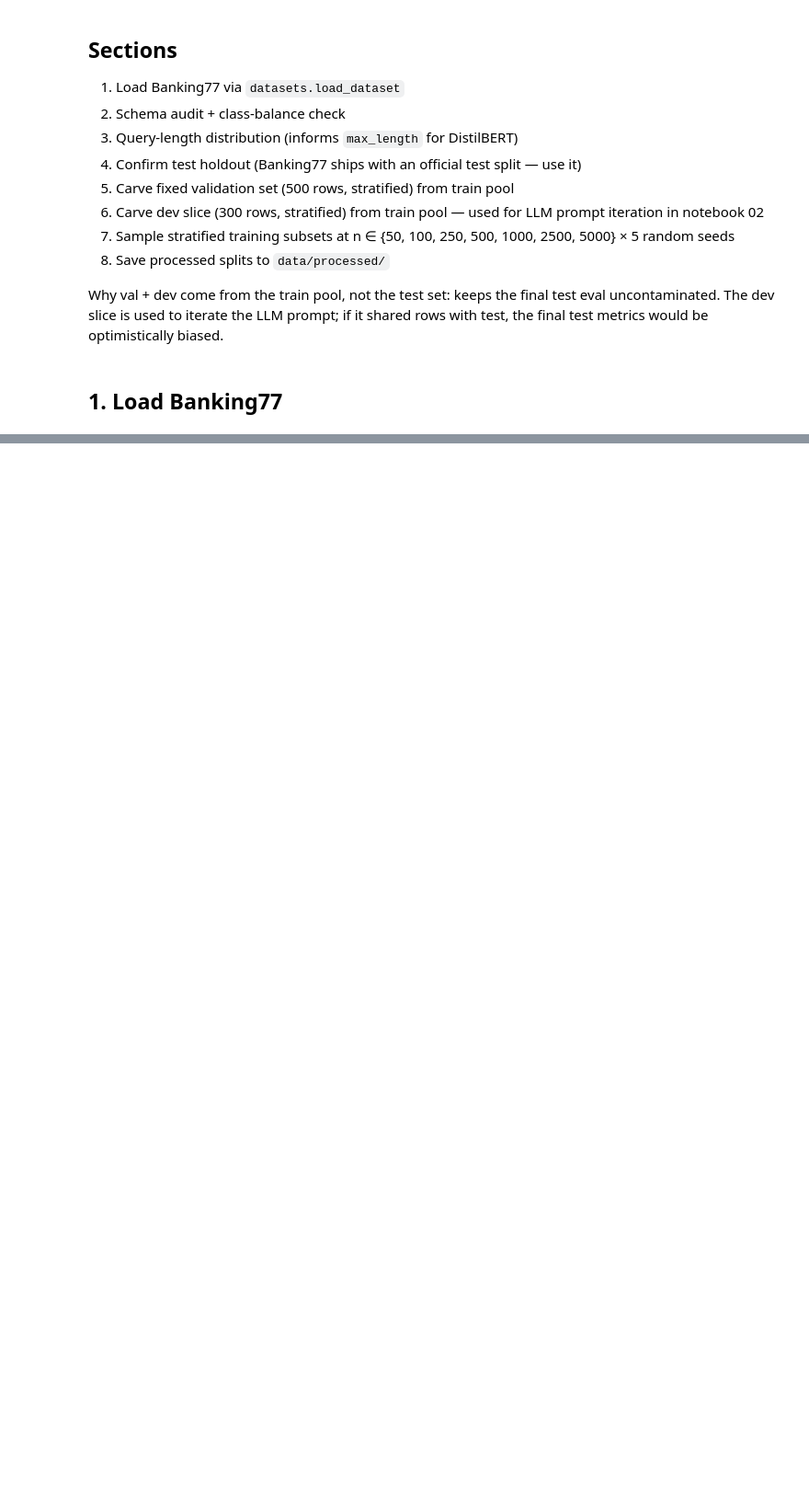
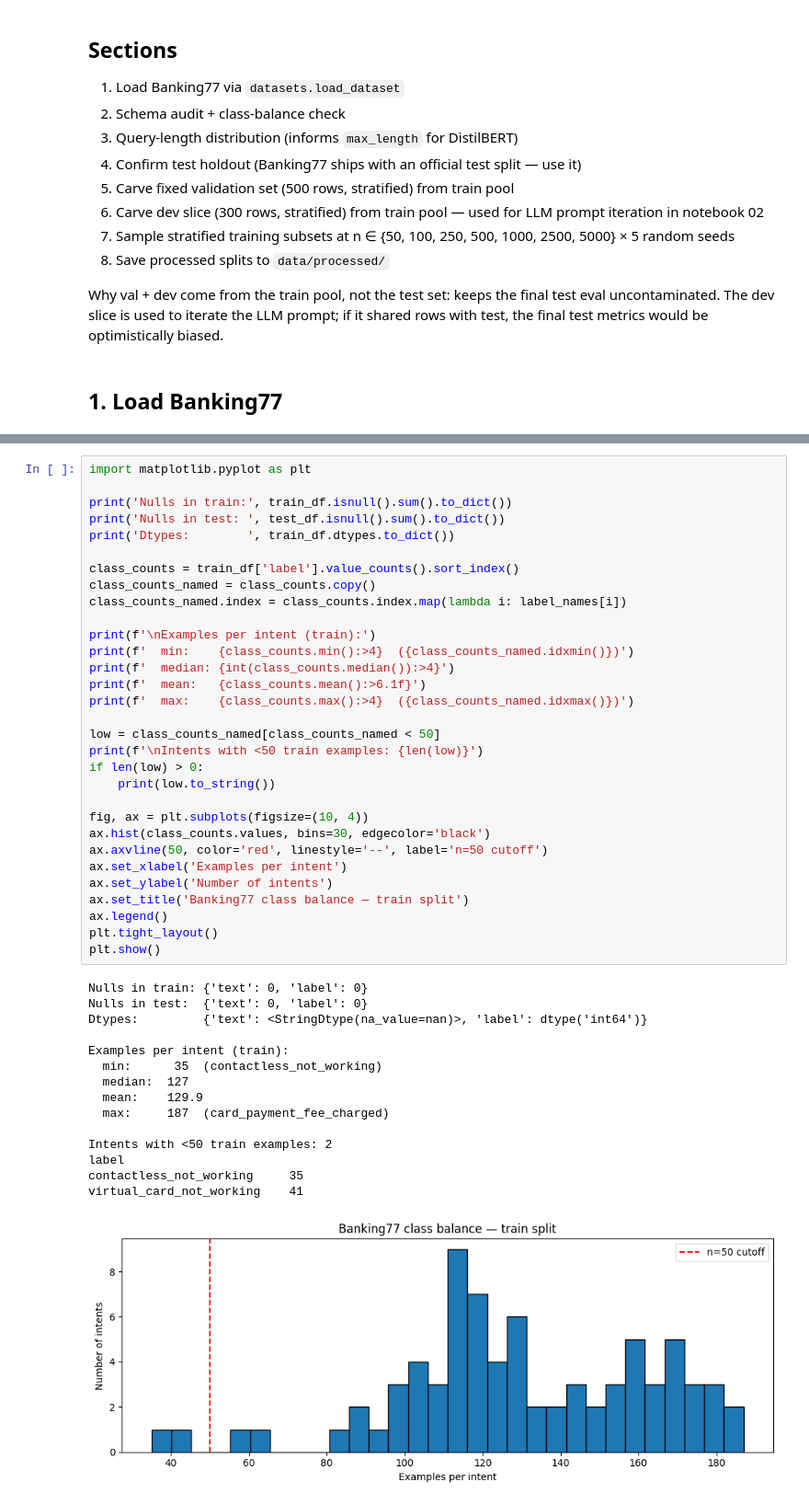
Before and after one commit to louisgrochla/ds-llm-judge-vs-small-model, a Jupyter notebook: notebooks/01_data_prep.ipynb, the cells around one changed output, grey strips where cells are left out. Shown at 92% size. Drawn from its saved outputs; the diff is of its cells as text; blank space fills up the shorter version.

```diff
--- a/notebooks/01_data_prep.ipynb
+++ b/notebooks/01_data_prep.ipynb
@@ -47,0 +65,47 @@ Banking77 queries are typically short (banking chatbot interactions). Verify the
+# %%
+import matplotlib.pyplot as plt
+
+print('Nulls in train:', train_df.isnull().sum().to_dict())
+print('Nulls in test: ', test_df.isnull().sum().to_dict())
+print('Dtypes:        ', train_df.dtypes.to_dict())
+
+class_counts = train_df['label'].value_counts().sort_index()
+class_counts_named = class_counts.copy()
+class_counts_named.index = class_counts.index.map(lambda i: label_names[i])
+
+print(f'\nExamples per intent (train):')
+print(f'  min:    {class_counts.min():>4}  ({class_counts_named.idxmin()})')
+print(f'  median: {int(class_counts.median()):>4}')
+print(f'  mean:   {class_counts.mean():>6.1f}')
+print(f'  max:    {class_counts.max():>4}  ({class_counts_named.idxmax()})')
+
+low = class_counts_named[class_counts_named < 50]
+print(f'\nIntents with <50 train examples: {len(low)}')
+if len(low) > 0:
+    print(low.to_string())
+
+fig, ax = plt.subplots(figsize=(10, 4))
+ax.hist(class_counts.values, bins=30, edgecolor='black')
+ax.axvline(50, color='red', linestyle='--', label='n=50 cutoff')
+ax.set_xlabel('Examples per intent')
+ax.set_ylabel('Number of intents')
+ax.set_title('Banking77 class balance — train split')
+ax.legend()
+plt.tight_layout()
+plt.show()
+# %% [output]
+Nulls in train: {'text': 0, 'label': 0}
+Nulls in test:  {'text': 0, 'label': 0}
+Dtypes:         {'text': <StringDtype(na_value=nan)>, 'label': dtype('int64')}
+
+Examples per intent (train):
+  min:      35  (contactless_not_working)
+  median:  127
+  mean:    129.9
+  max:     187  (card_payment_fee_charged)
+
+Intents with <50 train examples: 2
+label
+contactless_not_working     35
+virtual_card_not_working    41
+[figure, added]
```
Also changed, not shown: parts of 26 cells of this notebook, 1 other file.
